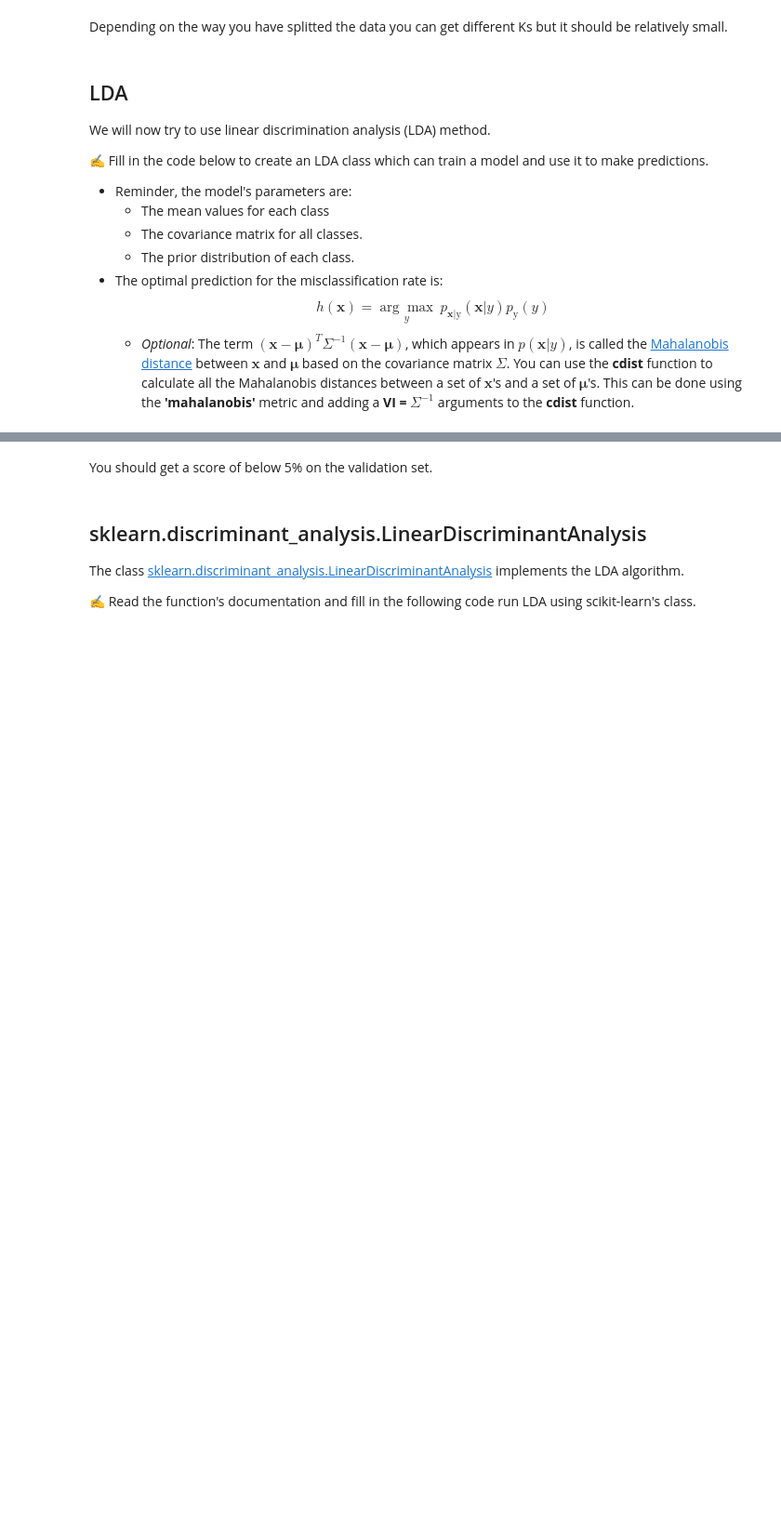
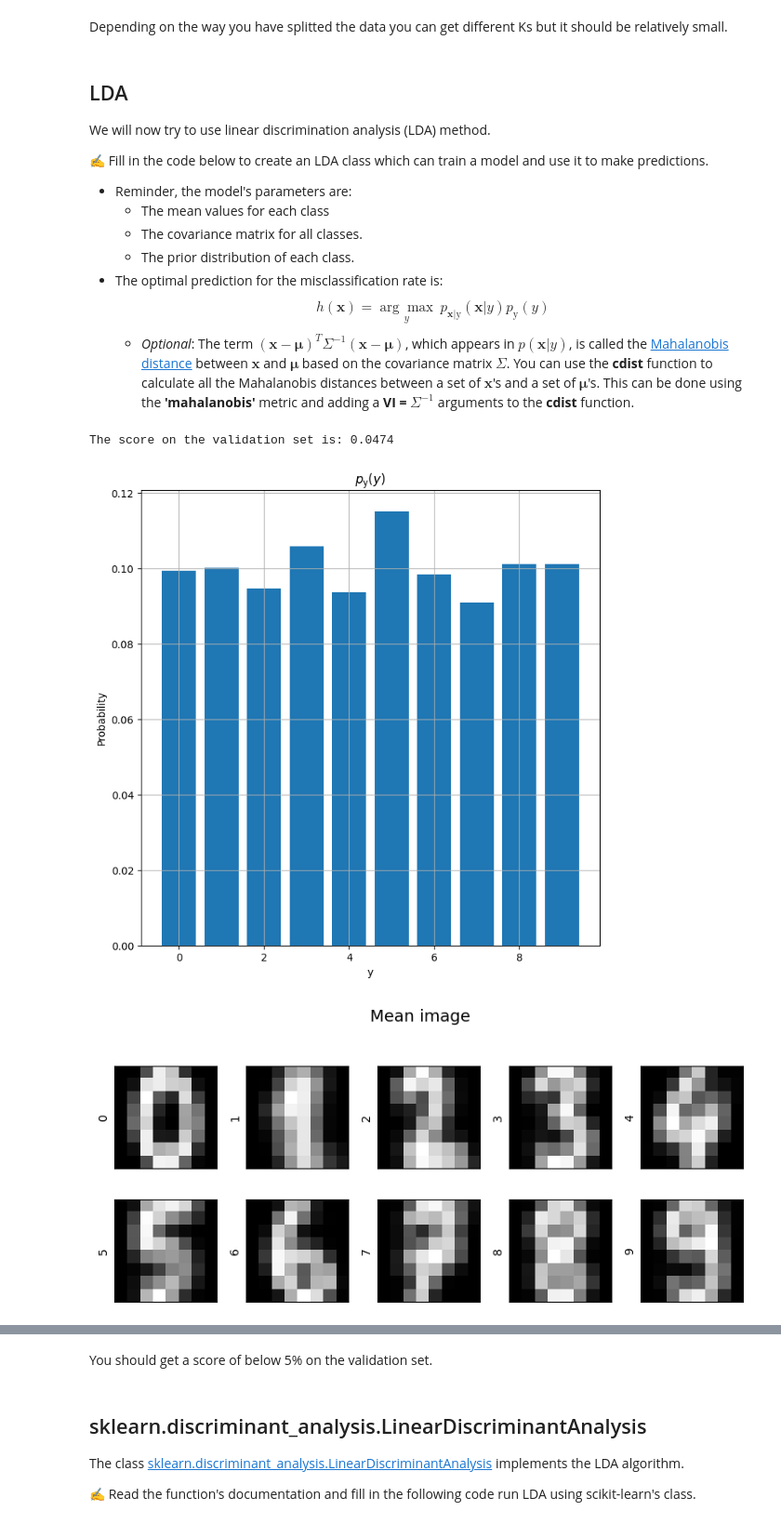
Before and after one commit to AlexYoro/Technion_ML_46195, a Jupyter notebook: content/assignments/assignment_4_ex.ipynb, the cells around one changed output, grey strips where cells are left out. Shown at 93% size. Drawn from its saved outputs; the diff is of its cells as text; code cells hidden in the pictures; blank space fills up the shorter version.

```diff
--- a/content/assignments/assignment_4_ex.ipynb
+++ b/content/assignments/assignment_4_ex.ipynb
@@ -315,11 +339,17 @@ class LDA:
             The 1D array of length N of the labels of the train set.
         """
         ## %%%%%%%%%%%%%%% Your code here - Begin %%%%%%%%%%%%%%%
-        x = x.reshape(...
+        x = x.reshape(x.shape[0], -1)
+        N = x.shape[0]
 
-        self.py = ...
-        self.mu = ...
-        self.cov_mat = ...
+        unique, counts = np.unique(y, return_counts=True)
+
+        self.py = counts / N
+        self.mu = np.empty((0,64))
+        for currenct_class in range(self.n_classes):
+          self.mu = np.vstack([self.mu, np.mean(x[y==currenct_class], axis=0)])
+
+        self.cov_mat = (x - self.mu[y]).T @ (x - self.mu[y]) / N
         ## %%%%%%%%%%%%%%% Your code here - End %%%%%%%%%%%%%%%%%
 
     def predict(self, x):
@@ -342,9 +372,15 @@ class LDA:
             The 1D array of length N of the estimated labels.
         """
         ## %%%%%%%%%%%%%%% Your code here - Begin %%%%%%%%%%%%%%%
-        x = x.reshape(...
-        ...
-        y_hat = ...
+        x = x.reshape(x.shape[0], -1)
+        distances = np.power(np.stack([cdist(x,np.tile(self.mu[c],(x.shape[0],1)), 'mahalanobis', VI=np.linalg.pinv(self.cov_mat)).diagonal() for c in range(self.n_classes)]),2)
+
+        #calb prob functions
+        log_x_giv_y = distances * -0.5
+        log_p_of_y = np.log(np.expand_dims(self.py,1))
+        log_p_x_y = log_p_of_y + log_x_giv_y
+
+        y_hat = np.argmax(log_p_x_y, axis=0)
         ## %%%%%%%%%%%%%%% Your code here - End %%%%%%%%%%%%%%%%%
 
         return y_hat
@@ -359,32 +395,37 @@ h_func = classifier.predict
 ## Plot P(y)
 fig, ax = plt.subplots()
 ax.bar(range(classifier.n_classes), classifier.py)
-ax.set_title(r'$p_{\text{y}}(y)$')
+#ax.set_title(r'$p_{\text{y}}(y)$')
+ax.set_title(r'$p_{\mathrm{y}}(y)$')
 ax.set_xlabel('y')
 ax.set_ylabel('Probability')
 
 ## Display the means
 fig, ax_array = plt.subplots(2, 5, figsize=(8.0, 4.0))
 for i, ax in enumerate(ax_array.flat):
     img = classifier.mu[i].reshape(x_train.shape[1:])
     ax.imshow(img, cmap='gray')
     ax.set_yticks([])
     ax.set_xticks([])
     ax.set_ylabel(i)
 fig.suptitle('Mean image', size=14);
 fig.tight_layout()
 
 ## Calculate the model's score on the the validation set
 print(f'The score on the validation set is: {calc_score(h_func, x_val, y_val):.4f}')
 
 ## Plot estimation
 fig, ax_array = plt.subplots(10, 8)
 for i, ax in enumerate(ax_array.flat):
     ax.imshow(x_val[i], cmap='gray')
     ax.set_yticks([])
     ax.set_xticks([])
     y_hat = h_func(x_val[i:(i+1)])[0]
     ax.set_ylabel(f'{y_hat} ({y_val[i]})',
                      color='black' if y_hat == y_val[i] else 'red')
 fig.suptitle('Predicted (Correct) Digits; Incorrect in Red', size=14)
 fig.tight_layout()
+# %% [output]
+The score on the validation set is: 0.0474
+[figure, added]
+[figure, added]
```
Also changed, not shown: parts of 15 cells of this notebook.
